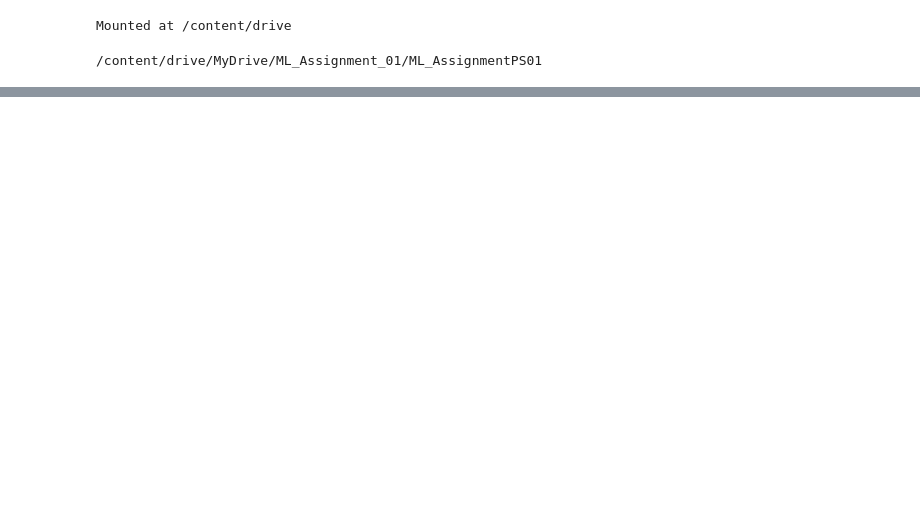
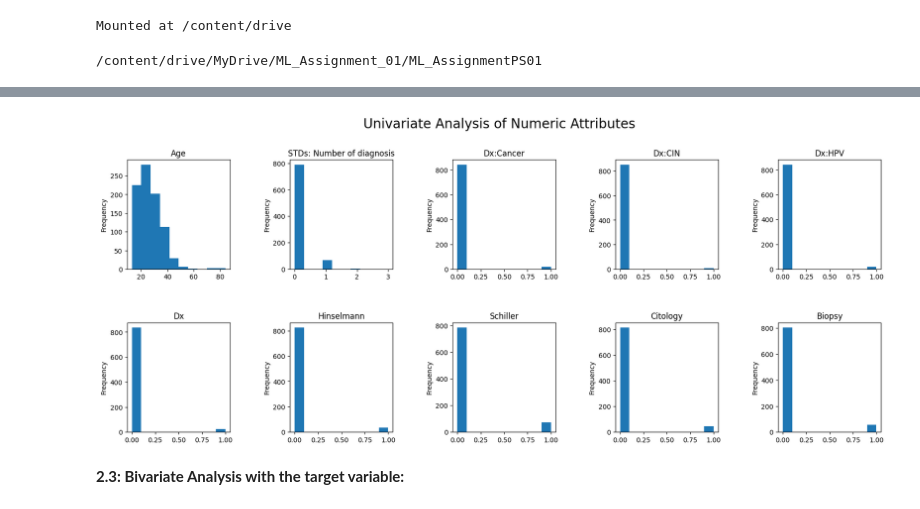
Before and after one commit to mudu89/ML_AssignmentPS01, a Jupyter notebook: 2024DA04200_Problem_Statement_1.ipynb, the cells around one changed output, grey strips where cells are left out. Saved outputs shown, nothing was run; the diff lists cells and outputs as text; code cells hidden in the pictures; blank space fills up the shorter version.

```diff
--- a/2024DA04200_Problem_Statement_1.ipynb
+++ b/2024DA04200_Problem_Statement_1.ipynb
@@ -59,0 +141,25 @@ plt.show()
+# %%
+fig, a = plt.subplots(5, 5, figsize=(18, 18))
+fig.tight_layout(pad=6.0)
+fig.align_titles()
+fig.suptitle('Univariate Analysis of Numeric Attributes',y=1.0,va='top',fontsize=20)
+
+axes = a.flatten()
+# gs = axes[0].get_gridspec()
+
+
+# sbplt_barh = 0
+# full_width_row = 11
+for index, col in enumerate(df.select_dtypes(include='int64').columns):
+  ax=axes[index]
+  df[col].plot(kind='hist', ax=ax)
+  ax.set_title(col) # Set title for clarity
+
+num_of_attributes = (df.dtypes == 'int64').sum()
+for ax in axes[num_of_attributes:]:
+  fig.delaxes(ax)
+plt.show()
+# %% [output]
+[figure, added]
+# %% [markdown]
+**2.3: Bivariate Analysis with the target variable:**
```
Also changed, not shown: parts of 16 cells of this notebook.
